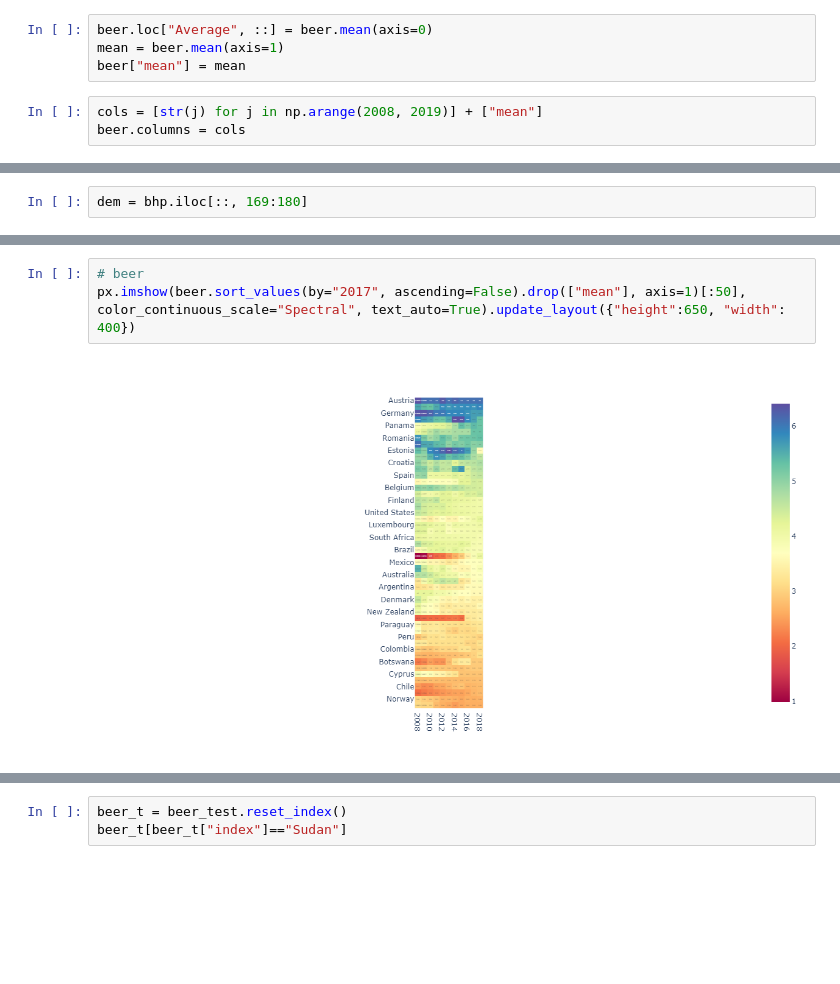
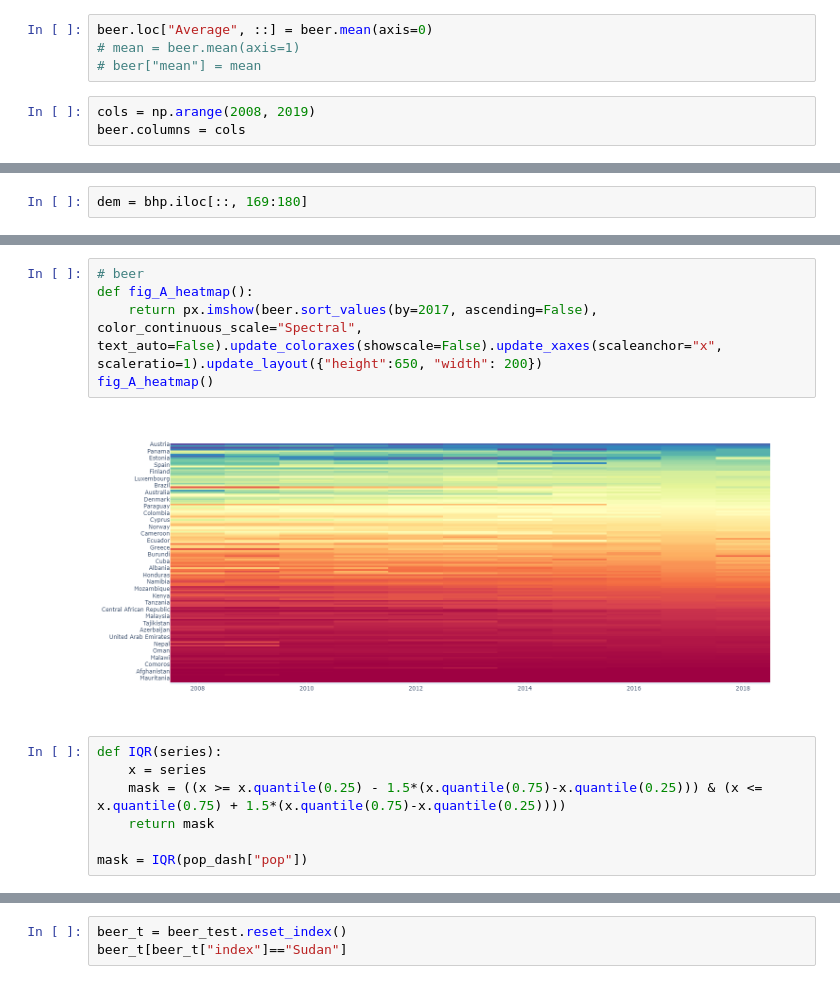
Before and after one commit to ua-chjb/portfolio_beer_and_happiness, a Jupyter notebook: merging_EDA_finalcharts.ipynb, the cells around one changed output, grey strips where cells are left out. Saved outputs shown, nothing was run; the diff lists cells and outputs as text; blank space fills up the shorter version.

Commit message:
final charts

```diff
--- a/merging.ipynb
+++ b/merging_EDA_finalcharts.ipynb
@@ -478,10 +478,10 @@ fig
 beer = bhp.iloc[::, 48:59]
 # %%
 beer.loc["Average", ::] = beer.mean(axis=0)
-mean = beer.mean(axis=1)
-beer["mean"] = mean
+# mean = beer.mean(axis=1)
+# beer["mean"] = mean
 # %%
-cols = [str(j) for j in np.arange(2008, 2019)] + ["mean"]
+cols = np.arange(2008, 2019)
 beer.columns = cols
 # %%
 pop= bhp.iloc[::, 108:119]
@@ -669,5 +801,14 @@ beer[:5]
 # %%
 # beer
-px.imshow(beer.sort_values(by="2017", ascending=False).drop(["mean"], axis=1)[:50], color_continuous_scale="Spectral", text_auto=True).update_layout({"height":650, "width": 400})
+def fig_A_heatmap():
+    return px.imshow(beer.sort_values(by=2017, ascending=False), color_continuous_scale="Spectral", text_auto=False).update_coloraxes(showscale=False).update_xaxes(scaleanchor="x", scaleratio=1).update_layout({"height":650, "width": 200})
+fig_A_heatmap()
 # %% [output]
-[figure, old version]
+[figure, new version]
+# %%
+def IQR(series):
+    x = series
+    mask = ((x >= x.quantile(0.25) - 1.5*(x.quantile(0.75)-x.quantile(0.25))) & (x <= x.quantile(0.75) + 1.5*(x.quantile(0.75)-x.quantile(0.25))))
+    return mask
+
+mask = IQR(pop_dash["pop"])
```
Also changed, not shown: parts of 21 cells of this notebook, 2 other files.
